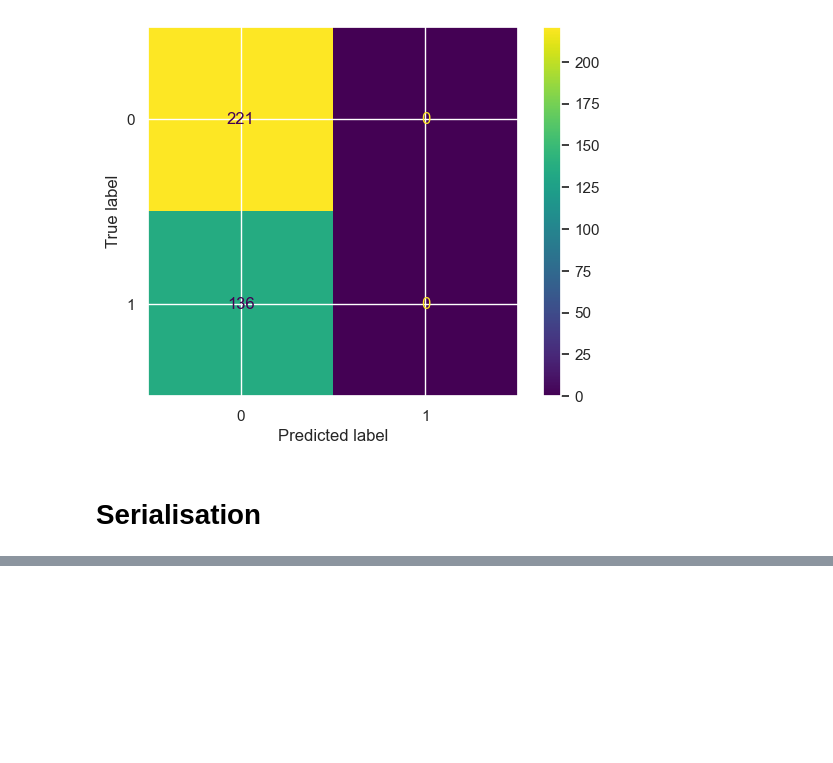
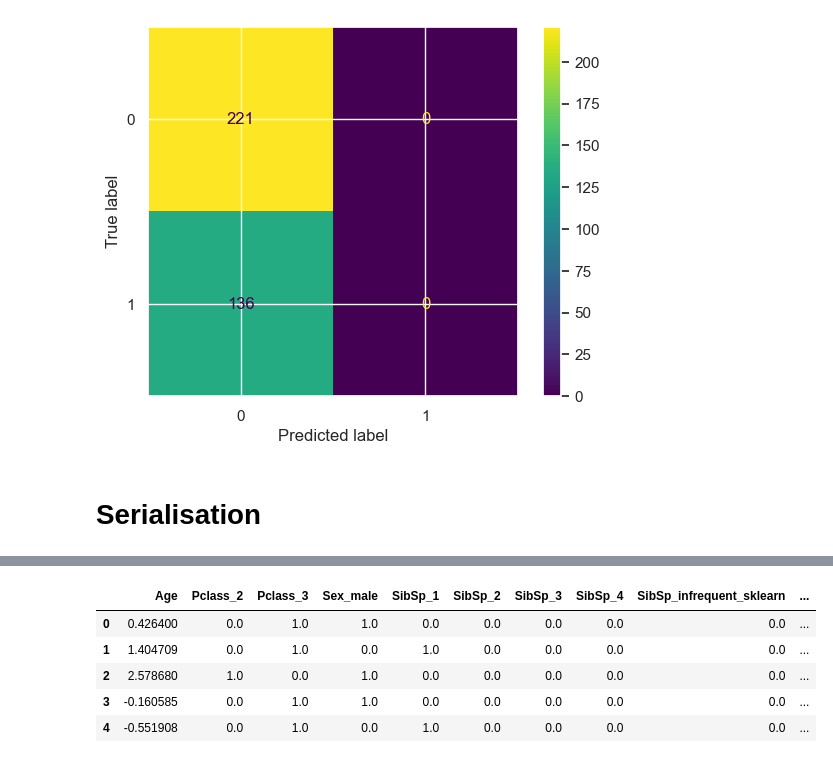
Before and after one commit to viz-graffito/Titanic-Death-Predictor, a Jupyter notebook: main.ipynb, the cells around one changed output, grey strips where cells are left out. Drawn from its saved outputs; the diff is of its cells as text; code cells hidden in the pictures; blank space fills up the shorter version.

```diff
--- a/main.ipynb
+++ b/main.ipynb
@@ -1421,0 +1507,6 @@ dump(svc_classifier, open('models/svc_model.pkl', 'wb'))
+# %%
+test_num_rescaled = pd.DataFrame(scaler.transform(test_num),
+                                   columns = test_num.columns,
+                                   index = test_num.index)
+
+test_num_rescaled.head()
@@ -1421,0 +1538,11 @@ dump(svc_classifier, open('models/svc_model.pkl', 'wb'))
+# %%
+f_test_transformed = pd.concat([test_num_rescaled, test_cat_ohe ], axis=1)
+
+f_test_transformed.head()
+# %% [output]
+|  | Age | Pclass_2 | Pclass_3 | Sex_male | SibSp_1 | SibSp_2 | SibSp_3 | SibSp_4 | SibSp_infrequent_sklearn | ... |
+| 0 | 0.426400 | 0.0 | 1.0 | 1.0 | 0.0 | 0.0 | 0.0 | 0.0 | 0.0 | ... |
+| 1 | 1.404709 | 0.0 | 1.0 | 0.0 | 1.0 | 0.0 | 0.0 | 0.0 | 0.0 | ... |
+| 2 | 2.578680 | 1.0 | 0.0 | 1.0 | 0.0 | 0.0 | 0.0 | 0.0 | 0.0 | ... |
+| 3 | -0.160585 | 0.0 | 1.0 | 1.0 | 0.0 | 0.0 | 0.0 | 0.0 | 0.0 | ... |
+| 4 | -0.551908 | 0.0 | 1.0 | 0.0 | 1.0 | 0.0 | 0.0 | 0.0 | 0.0 | ... |
```
Also changed, not shown: parts of 21 cells of this notebook, 16 other files.
